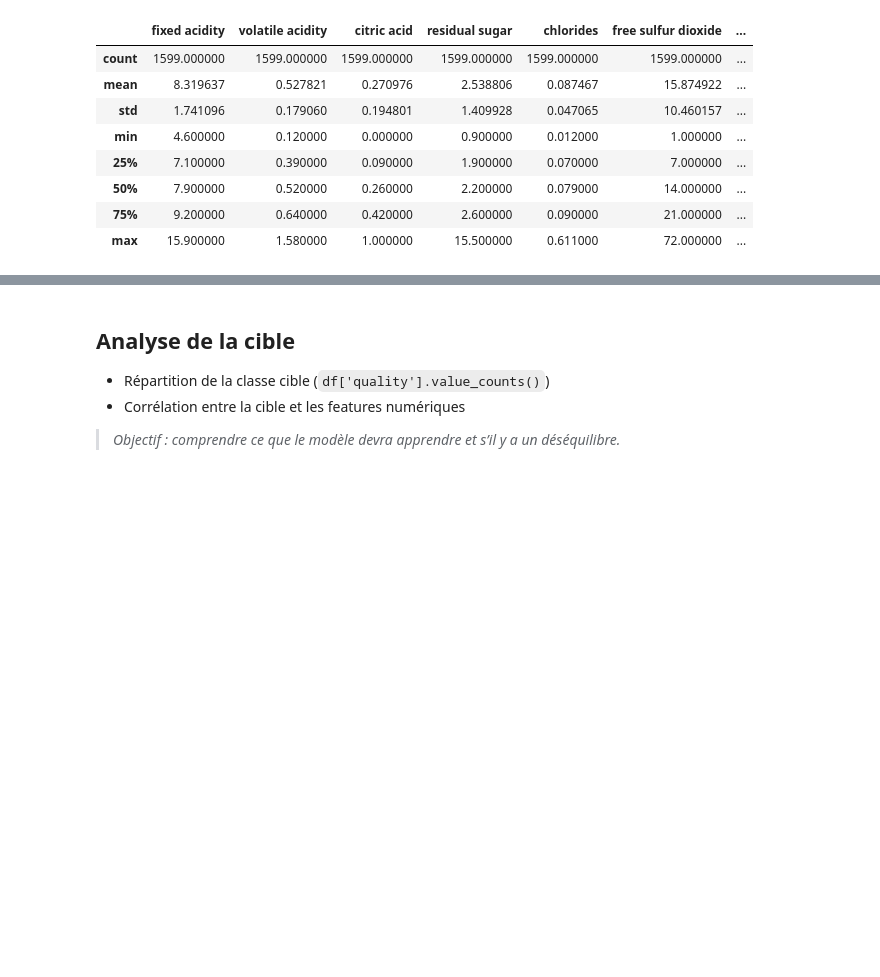
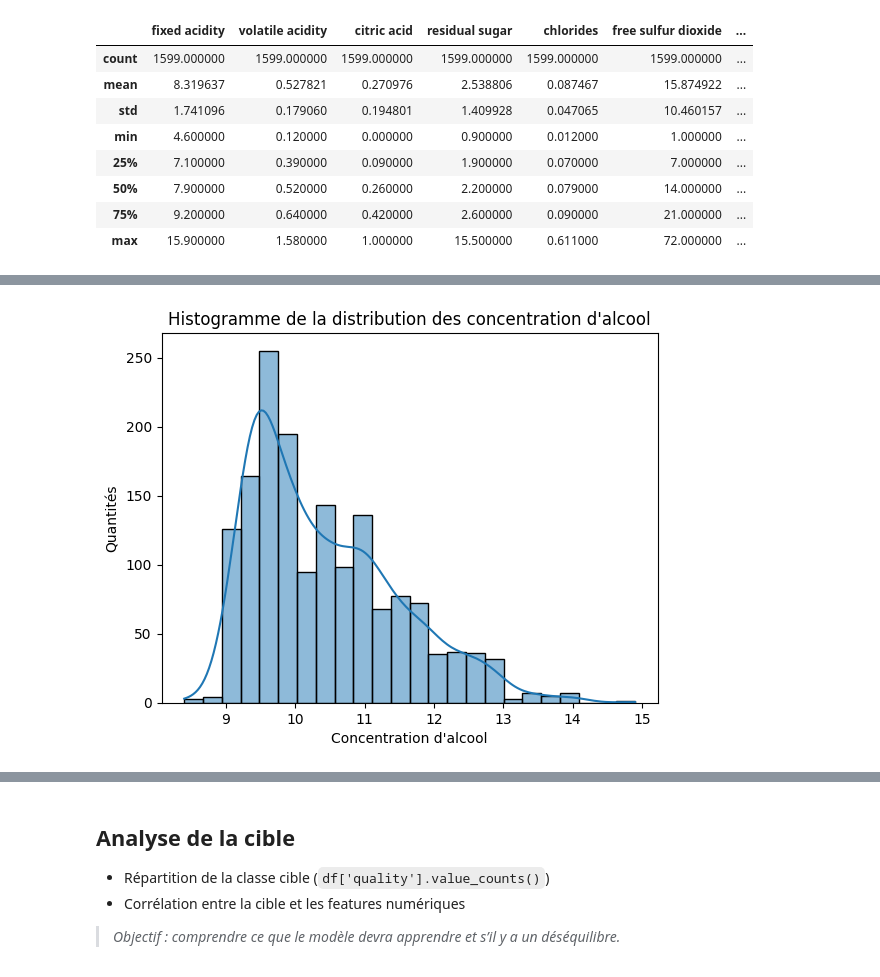
Before and after one commit to Louisq05/wine_quality_ML, a Jupyter notebook: notebooks/01_eda.ipynb, the cells around one changed output, grey strips where cells are left out. Drawn from its saved outputs; the diff is of its cells as text; code cells hidden in the pictures; blank space fills up the shorter version.

Commit message:
update eda : plots + target analysis

```diff
--- a/notebooks/01_eda.ipynb
+++ b/notebooks/01_eda.ipynb
@@ -146,0 +164,10 @@ df.describe()    # statistiques de base
+# %%
+# Histplot : exemple avec l'alcool
+plt.title("Histogramme de la distribution des concentration d'alcool")
+plt.xlabel("Concentration d'alcool")
+plt.ylabel("Quantités")
+
+sns.histplot(df['alcohol'], kde=True)
+plt.show()
+# %% [output]
+[figure, added]
```
Also changed, not shown: parts of 10 cells of this notebook.
